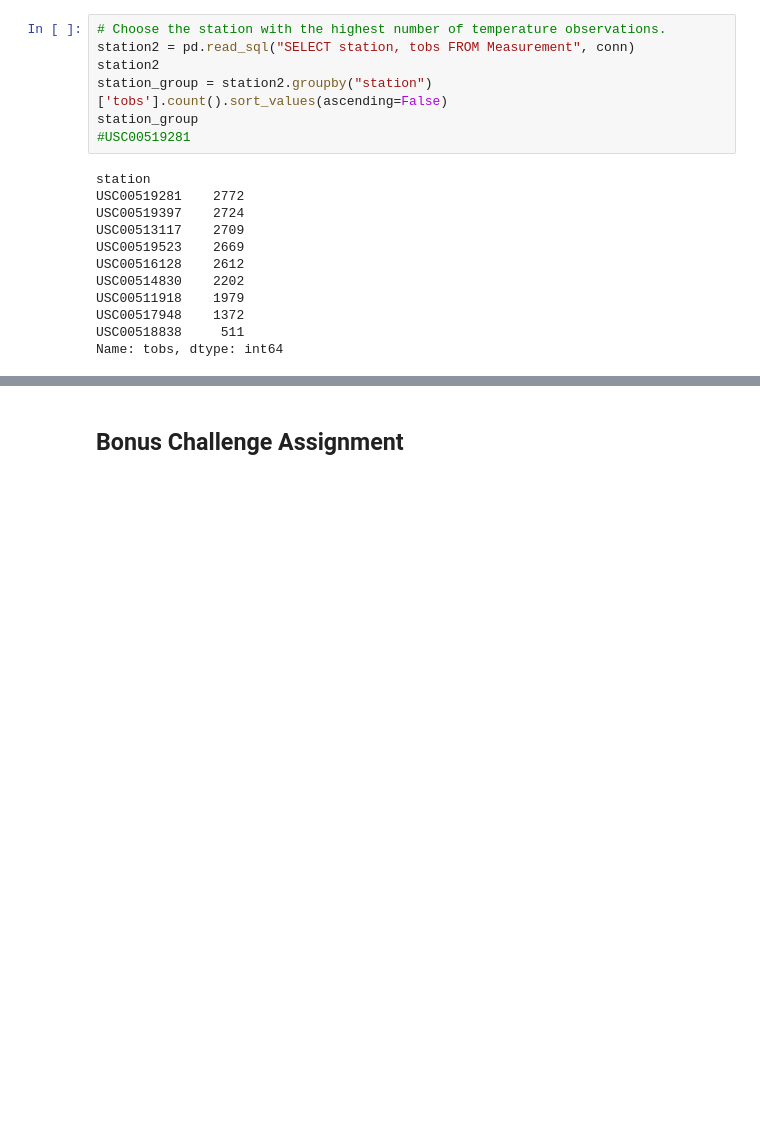
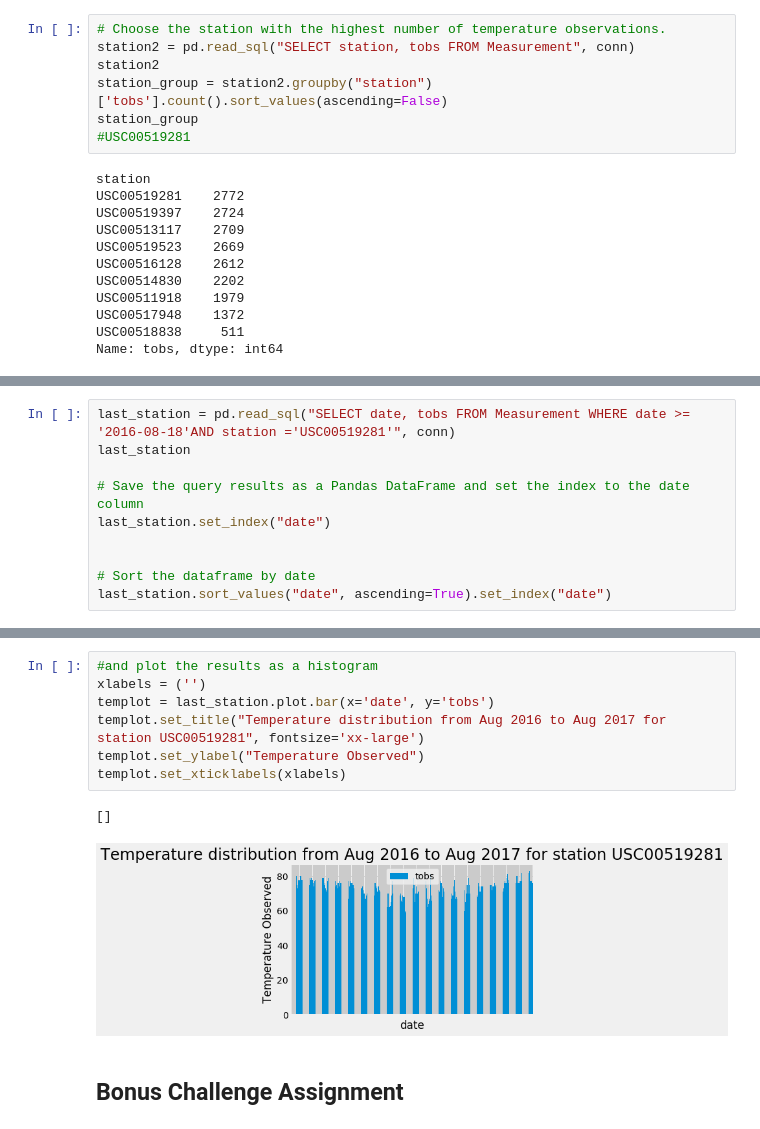
Before and after one commit to arvinseeva/sqlalchemy-challenge, a Jupyter notebook: climate_starter.ipynb, the cells around one changed output, grey strips where cells are left out. Drawn from its saved outputs; the diff is of its cells as text; blank space fills up the shorter version.

```diff
--- a/climate_starter.ipynb
+++ b/climate_starter.ipynb
@@ -244,0 +262,10 @@ Name: tobs, dtype: int64
+# %%
+last_station = pd.read_sql("SELECT date, tobs FROM Measurement WHERE date >= '2016-08-18'AND station ='USC00519281'", conn)
+last_station
+
+# Save the query results as a Pandas DataFrame and set the index to the date column
+last_station.set_index("date")
+
+
+# Sort the dataframe by date
+last_station.sort_values("date", ascending=True).set_index("date")
@@ -245,3 +287,13 @@ Name: tobs, dtype: int64
+# %%
+#and plot the results as a histogram
+xlabels = ('')
+templot = last_station.plot.bar(x='date', y='tobs')
+templot.set_title("Temperature distribution from Aug 2016 to Aug 2017 for station USC00519281", fontsize='xx-large')
+templot.set_ylabel("Temperature Observed")
+templot.set_xticklabels(xlabels)
+# %% [output]
+[]
+[figure, added]
 # %% [markdown]
 ## Bonus Challenge Assignment
 # %%
```
Also changed, not shown: parts of 3 cells of this notebook.
